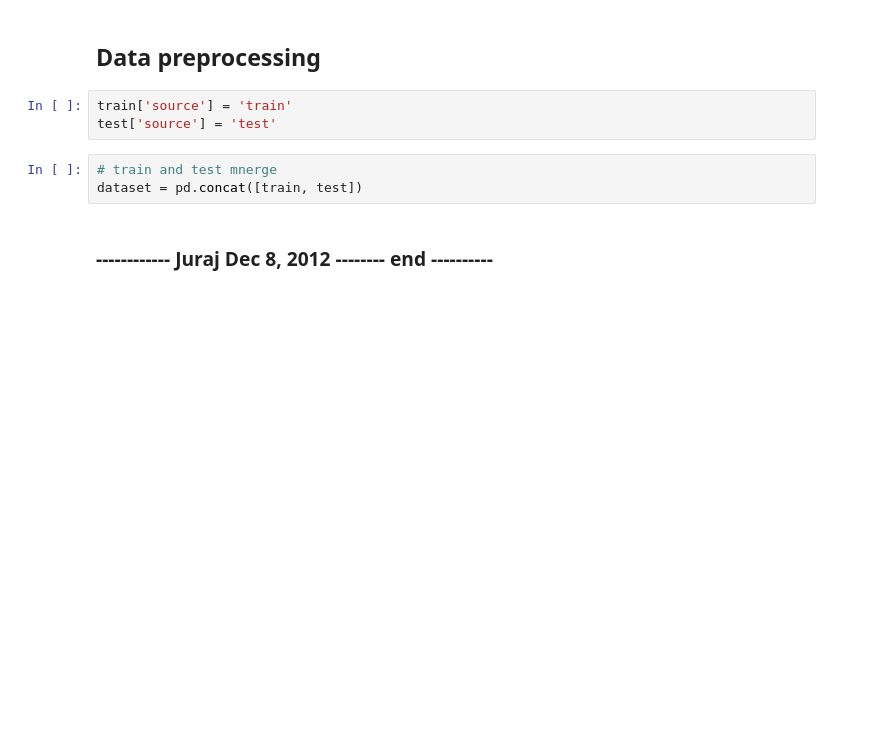
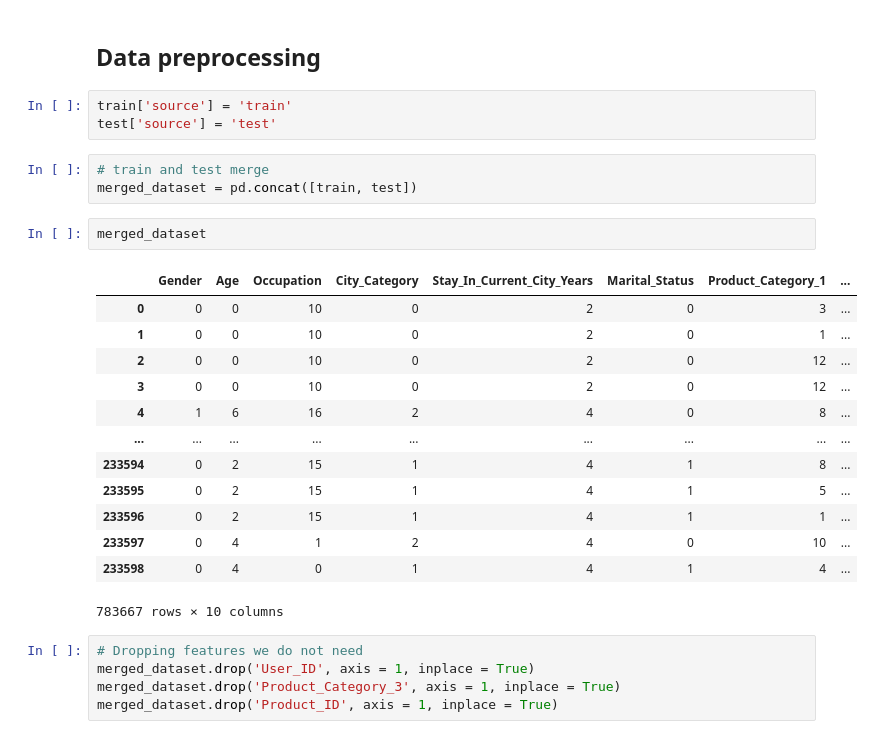
Before and after one commit to jpolakov/Group16_GroupProject__ML_UoW, a Jupyter notebook: G16_ML_BlackFridaySalesPrediction.ipynb, the cells around one changed output. Cells and saved outputs as stored; diff of their text form; blank space fills up the shorter version.

```diff
--- a/G16_ML_BlackFridaySalesPrediction.ipynb
+++ b/G16_ML_BlackFridaySalesPrediction.ipynb
@@ -361,7 +359,26 @@ plt.show()
 train['source'] = 'train'
 test['source'] = 'test'
 # %%
-# train and test mnerge
-dataset = pd.concat([train, test])
+# train and test merge
+merged_dataset = pd.concat([train, test])
-# %% [markdown]
-###  ------------ Juraj Dec 8, 2012 -------- end ----------
+# %%
+merged_dataset
+# %% [output]
+|  | Gender | Age | Occupation | City_Category | Stay_In_Current_City_Years | Marital_Status | Product_Category_1 | ... |
+| 0 | 0 | 0 | 10 | 0 | 2 | 0 | 3 | ... |
+| 1 | 0 | 0 | 10 | 0 | 2 | 0 | 1 | ... |
+| 2 | 0 | 0 | 10 | 0 | 2 | 0 | 12 | ... |
+| 3 | 0 | 0 | 10 | 0 | 2 | 0 | 12 | ... |
+| 4 | 1 | 6 | 16 | 2 | 4 | 0 | 8 | ... |
+| ... | ... | ... | ... | ... | ... | ... | ... | ... |
+| 233594 | 0 | 2 | 15 | 1 | 4 | 1 | 8 | ... |
+| 233595 | 0 | 2 | 15 | 1 | 4 | 1 | 5 | ... |
+| 233596 | 0 | 2 | 15 | 1 | 4 | 1 | 1 | ... |
+| 233597 | 0 | 4 | 1 | 2 | 4 | 0 | 10 | ... |
+| 233598 | 0 | 4 | 0 | 1 | 4 | 1 | 4 | ... |
+783667 rows × 10 columns
+# %%
+# Dropping features we do not need
+merged_dataset.drop('User_ID', axis = 1, inplace = True)
+merged_dataset.drop('Product_Category_3', axis = 1, inplace = True)
+merged_dataset.drop('Product_ID', axis = 1, inplace = True)
```
Also changed, not shown: parts of 19 cells of this notebook.
